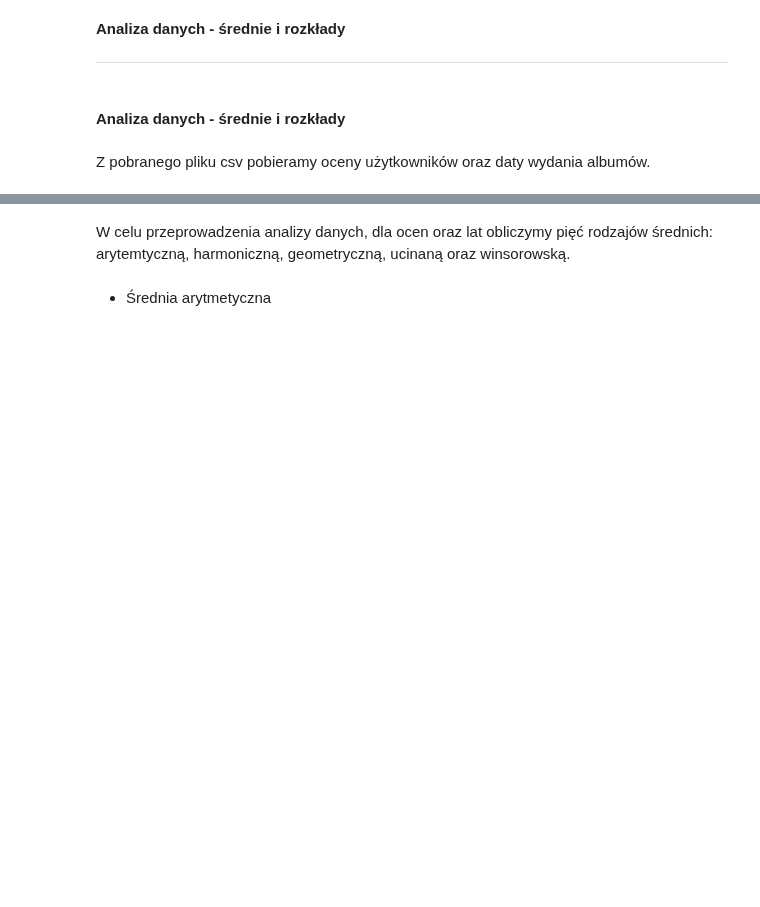
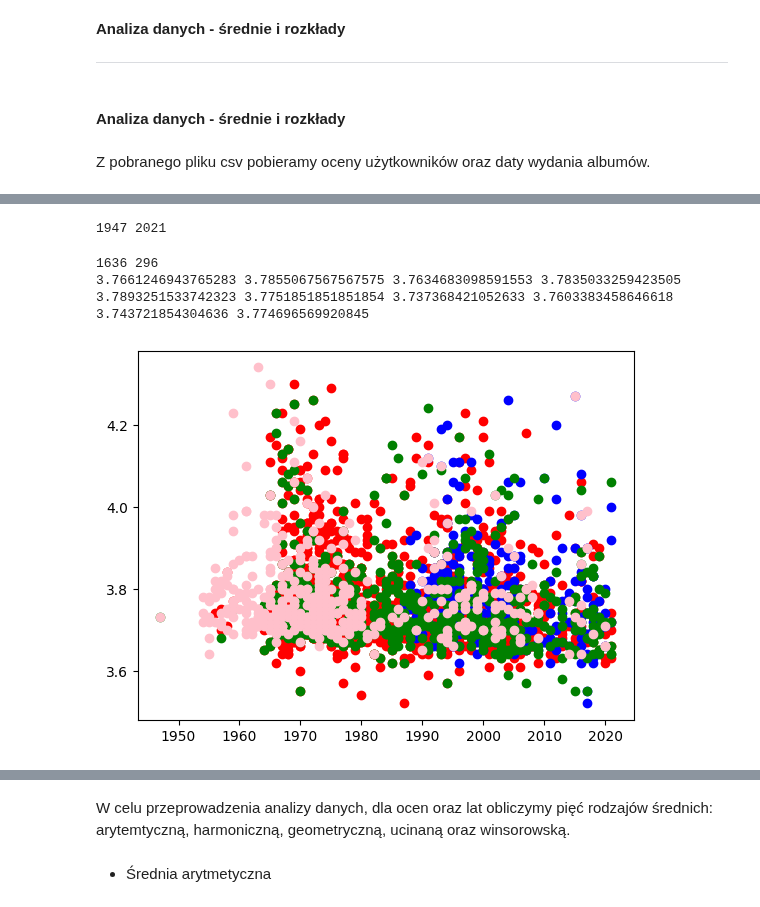
Before and after one commit to rafglo/Statystyka-stosowana, a Jupyter notebook: music_data_analysis.ipynb, the cells around one changed output, grey strips where cells are left out. Saved outputs shown, nothing was run; the diff lists cells and outputs as text; code cells hidden in the pictures; blank space fills up the shorter version.

```diff
--- a/music_data_analysis.ipynb
+++ b/music_data_analysis.ipynb
@@ -57,3 +34,82 @@ print(len(i))
+# %%
+genres2 = []
+ratings2 = []
+years2 = []
+for i in range(len(genres)):
+    no = 0
+    for genre1 in genres1:
+        if genre1 in genres[i]:
+            genres2.append(genre1)
+            ratings2.append(ratings[i])
+            years2.append(years[i])
+print(min(years), max(years))
+# %% [output]
+1947 2021
+# %%
+rock_r = []
+punk_r = []
+punk_y = []
+techno_r = []
+techno_y = []
+dance_r = []
+dance_y = []
+soul_r = []
+soul_y = []
+jazz_r = []
+jazz_y = []
+pop_r = []
+pop_y = []
+metal_r = []
+metal_y = []
+rock_y = []
+hiphop_r = []
+hiphop_y = []
+folk_r = []
+folk_y = []
+for i in range(len(genres2)):
+    if genres2[i] == "Rock":
+        rock_r.append(ratings2[i])
+        rock_y.append(years2[i])
+    elif genres2[i] == "Hip Hop":
+        hiphop_r.append(ratings2[i])
+        hiphop_y.append(years2[i])
+    elif genres2[i] == "Pop":
+        pop_r.append(ratings2[i])
+        pop_y.append(years2[i])
+    elif genres2[i] == "Jazz":
+        jazz_r.append(ratings2[i])
+        jazz_y.append(years2[i])
+    elif genres2[i] == "Soul":
+        soul_r.append(ratings2[i])
+        soul_y.append(years2[i])
+    elif genres2[i] == "Dance":
+        dance_r.append(ratings2[i])
+        dance_y.append(years2[i])
+    elif genres2[i] == "Techno":
+        techno_r.append(ratings2[i])
+        techno_y.append(years2[i])
+    elif genres2[i] == "Punk":
+        punk_r.append(ratings2[i])
+        punk_y.append(years2[i])
+    elif genres2[i] == "Metal":
+        metal_r.append(ratings2[i])
+        metal_y.append(years2[i])
+    elif genres2[i] == "Folk":
+        folk_r.append(ratings2[i])
+        folk_y.append(years2[i])
+print(len(rock_r), len(hiphop_r))
+print(np.mean(rock_r), np.mean(hiphop_r), np.mean(pop_r), np.mean(jazz_r), np.mean(soul_r), np.mean(dance_r), np.mean(techno_r), np.mean(punk_r), np.mean(metal_r), np.mean(folk_r))
+# %% [output]
+1636 296
+3.7661246943765283 3.7855067567567575 3.7634683098591553 3.7835033259423505 3.7893251533742323 3.7751851851851854 3.737368421052633 3.7603383458646618 3.743721854304636 3.774696569920845
+# %%
+plt.scatter(rock_y, rock_r, c="r", marker="o")
+plt.scatter(hiphop_y, hiphop_r, c="b", marker="o")
+plt.scatter(pop_y, pop_r, c="g", marker="o")
+plt.scatter(jazz_y, jazz_r, c="pink", marker="o")
+plt.show()
+# %% [output]
+[figure, added]
 # %%
 plt.hist(genres2)
 plt.show()
```
Also changed, not shown: parts of 2 cells of this notebook.
